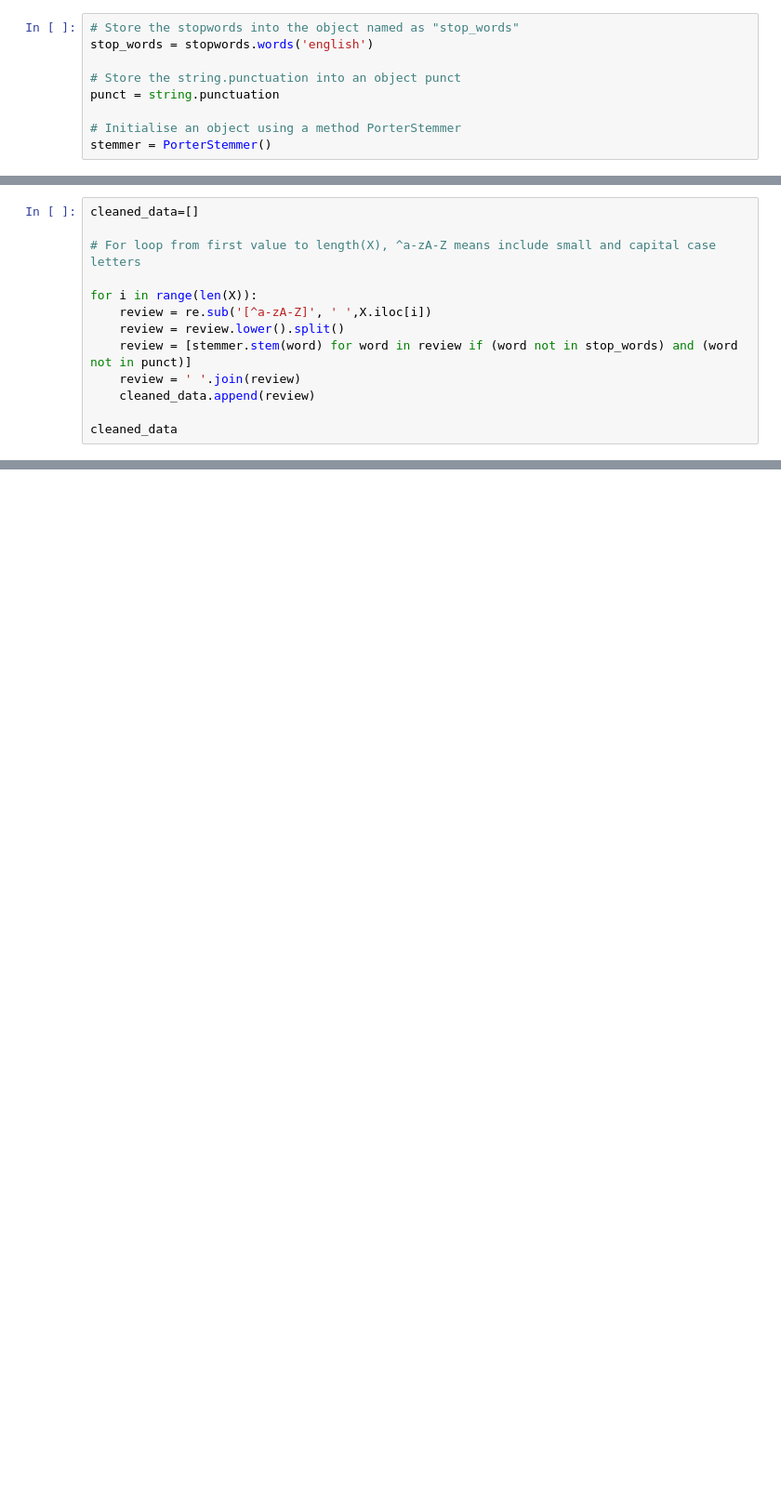
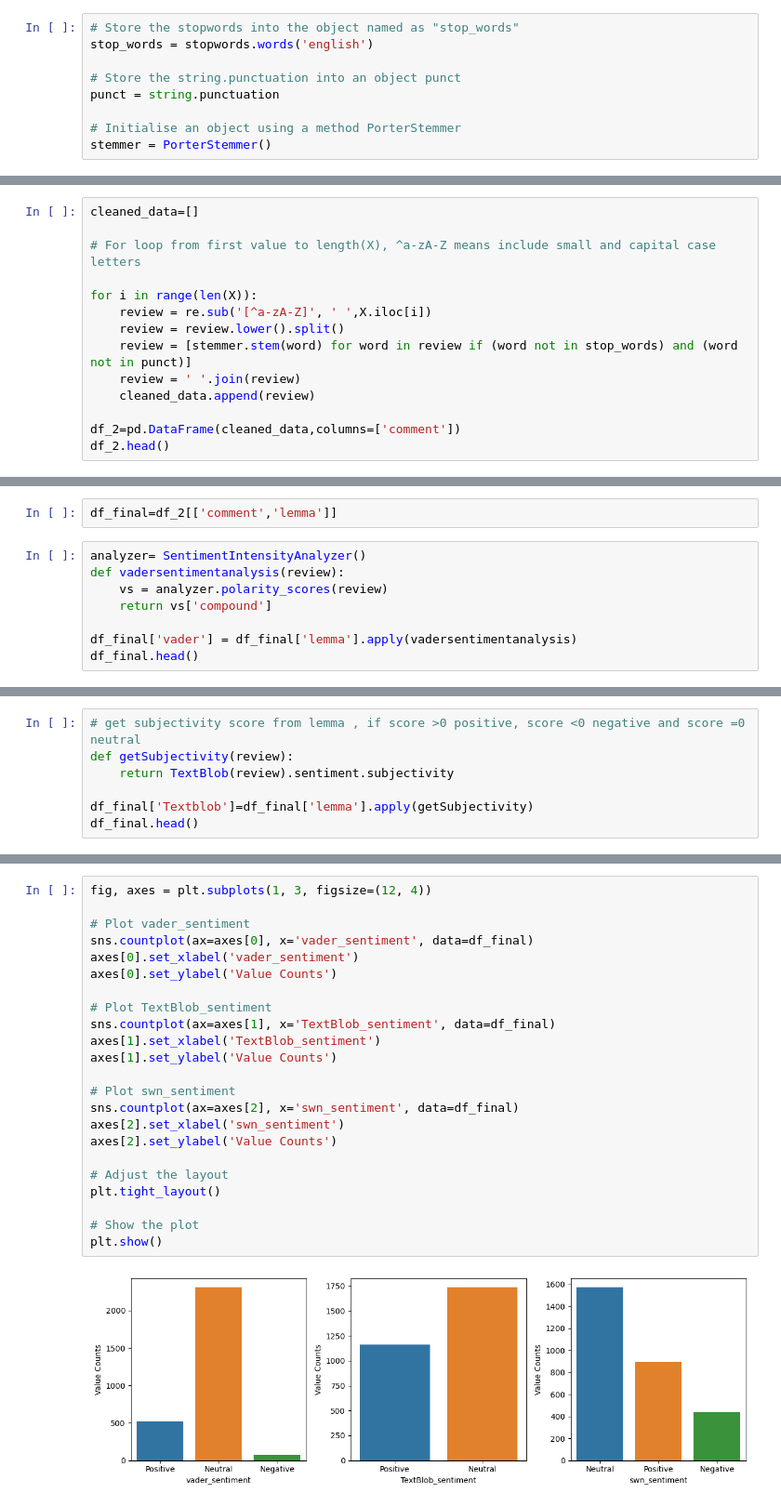
Before and after one commit to aytenkermencct/assesment_cct, a Jupyter notebook: sentiment_analysis.ipynb, the cells around one changed output, grey strips where cells are left out. Shown at 93% size. Drawn from its saved outputs; the diff is of its cells as text; blank space fills up the shorter version.

Commit message:
three lexicon-based sentiment analysing

```diff
--- a/sentiment_analysis.ipynb
+++ b/sentiment_analysis.ipynb
@@ -100,5 +137,6 @@ for i in range(len(X)):
     review = ' '.join(review)
     cleaned_data.append(review)
 
-cleaned_data
+df_2=pd.DataFrame(cleaned_data,columns=['comment'])
+df_2.head()
 # %% [output]
@@ -105,0 +199,10 @@ TypeError: expected string or bytes-like object
+# %%
+df_final=df_2[['comment','lemma']]
+# %%
+analyzer= SentimentIntensityAnalyzer()
+def vadersentimentanalysis(review):
+    vs = analyzer.polarity_scores(review)
+    return vs['compound']
+
+df_final['vader'] = df_final['lemma'].apply(vadersentimentanalysis)
+df_final.head()
@@ -105,0 +218,7 @@ TypeError: expected string or bytes-like object
+# %%
+# get subjectivity score from lemma , if score >0 positive, score <0 negative and score =0 neutral
+def getSubjectivity(review):
+    return TextBlob(review).sentiment.subjectivity
+
+df_final['Textblob']=df_final['lemma'].apply(getSubjectivity)
+df_final.head()
@@ -105,0 +323,25 @@ TypeError: expected string or bytes-like object
+# %%
+fig, axes = plt.subplots(1, 3, figsize=(12, 4))
+
+# Plot vader_sentiment
+sns.countplot(ax=axes[0], x='vader_sentiment', data=df_final)
+axes[0].set_xlabel('vader_sentiment')
+axes[0].set_ylabel('Value Counts')
+
+# Plot TextBlob_sentiment
+sns.countplot(ax=axes[1], x='TextBlob_sentiment', data=df_final)
+axes[1].set_xlabel('TextBlob_sentiment')
+axes[1].set_ylabel('Value Counts')
+
+# Plot swn_sentiment
+sns.countplot(ax=axes[2], x='swn_sentiment', data=df_final)
+axes[2].set_xlabel('swn_sentiment')
+axes[2].set_ylabel('Value Counts')
+
+# Adjust the layout
+plt.tight_layout()
+
+# Show the plot
+plt.show()
+# %% [output]
+[figure, added]
```
Also changed, not shown: parts of 23 cells of this notebook.
